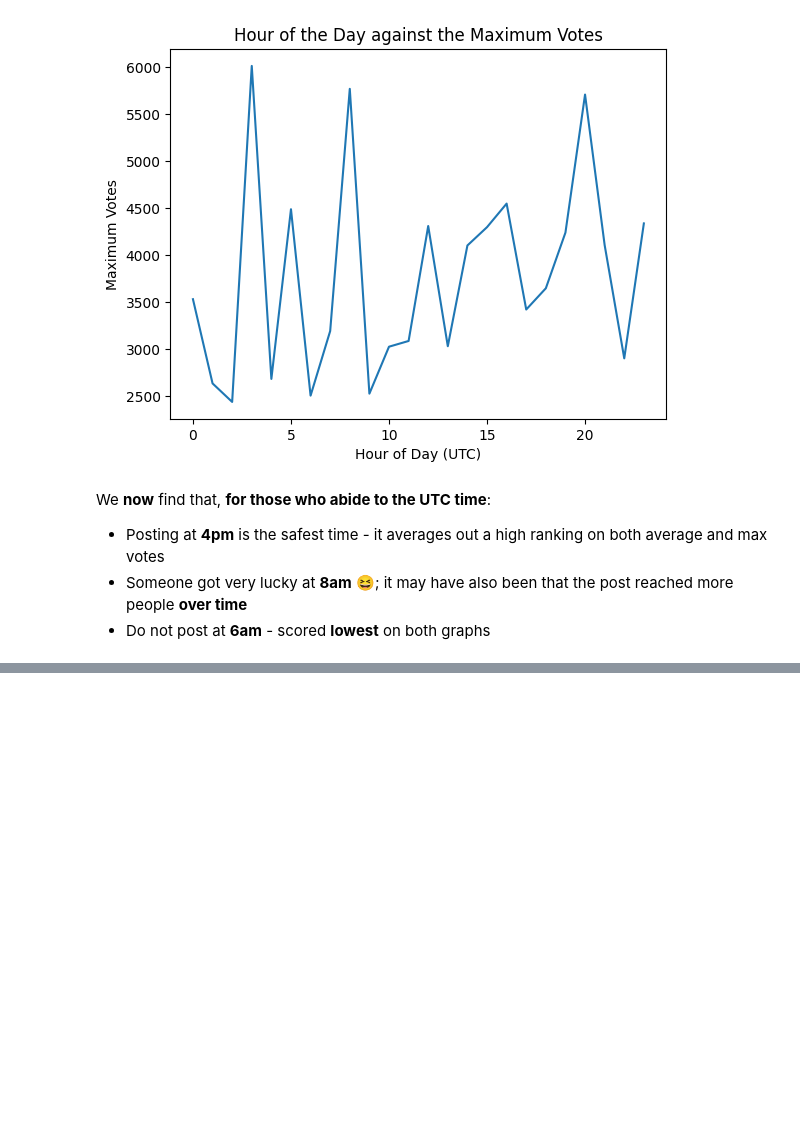
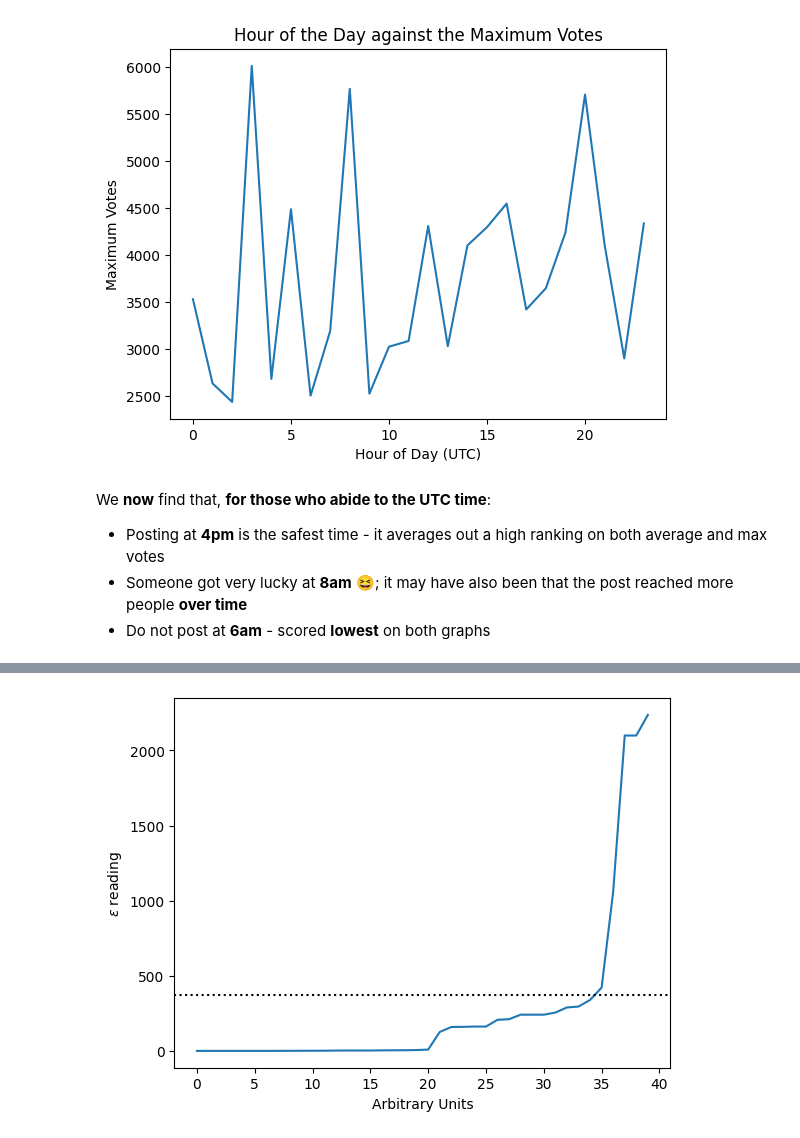
Before and after one commit to biggiefats/HackerNewsAnalysis, a Jupyter notebook: HackerNews.ipynb, the cells around one changed output, grey strips where cells are left out. Saved outputs shown, nothing was run; the diff lists cells and outputs as text; code cells hidden in the pictures; blank space fills up the shorter version.

```diff
--- a/HackerNews.ipynb
+++ b/HackerNews.ipynb
@@ -354,0 +496,29 @@ Is Python more preferred in 2016 than SQL, in terms of the stats of posts?
+# %%
+from sklearn.cluster import DBSCAN
+from sklearn.neighbors import NearestNeighbors
+
+def dbscan_elbow():
+    """
+        Finds the elbow of data, for using the DBSCAN algorithm
+
+        The elbow helps us determine the optimum value of epsilon,
+        the radius of each circle generated by a core point.
+    """
+    X = df[['max_score', 'avg_score']].values.reshape(-1, 1)
+
+    model = NearestNeighbors(n_neighbors=4)
+    model.fit(X)
+    distances, indices = model.kneighbors()
+    sorted_distances = np.sort(distances, axis=0)
+    max_distances = sorted_distances[:, 3]
+
+    fig, ax = plt.subplots()
+    ax.set_xlabel('Arbitrary Units')
+    ax.set_ylabel(r'$\epsilon$ reading')
+    ax.plot(max_distances)
+    ax.axhline(y=370, linestyle='dotted', color='black')
+    plt.show() # elbow appears at y_axis
+
+dbscan_elbow()
+# %% [output]
+[figure, added]
```
Also changed, not shown: parts of 14 cells of this notebook.
